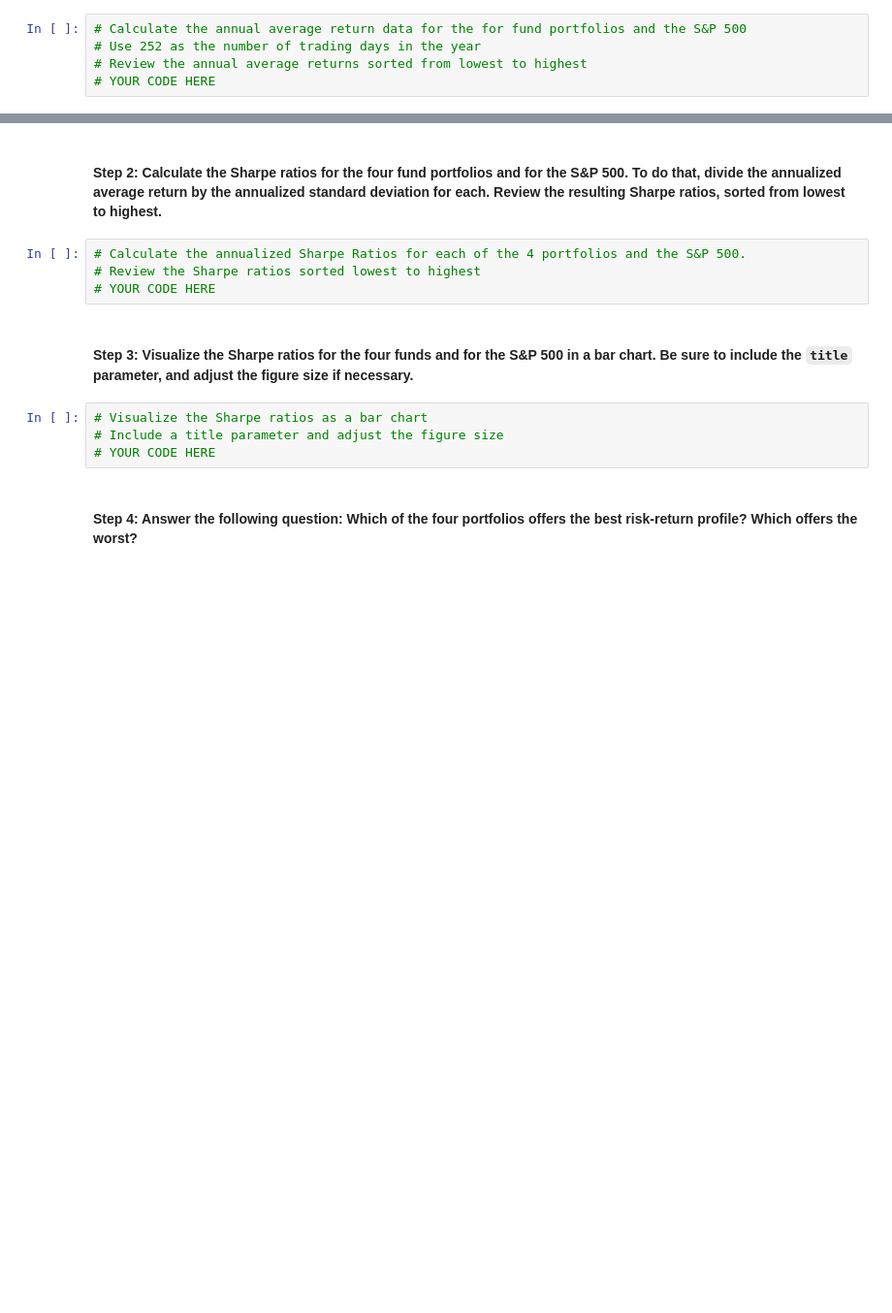
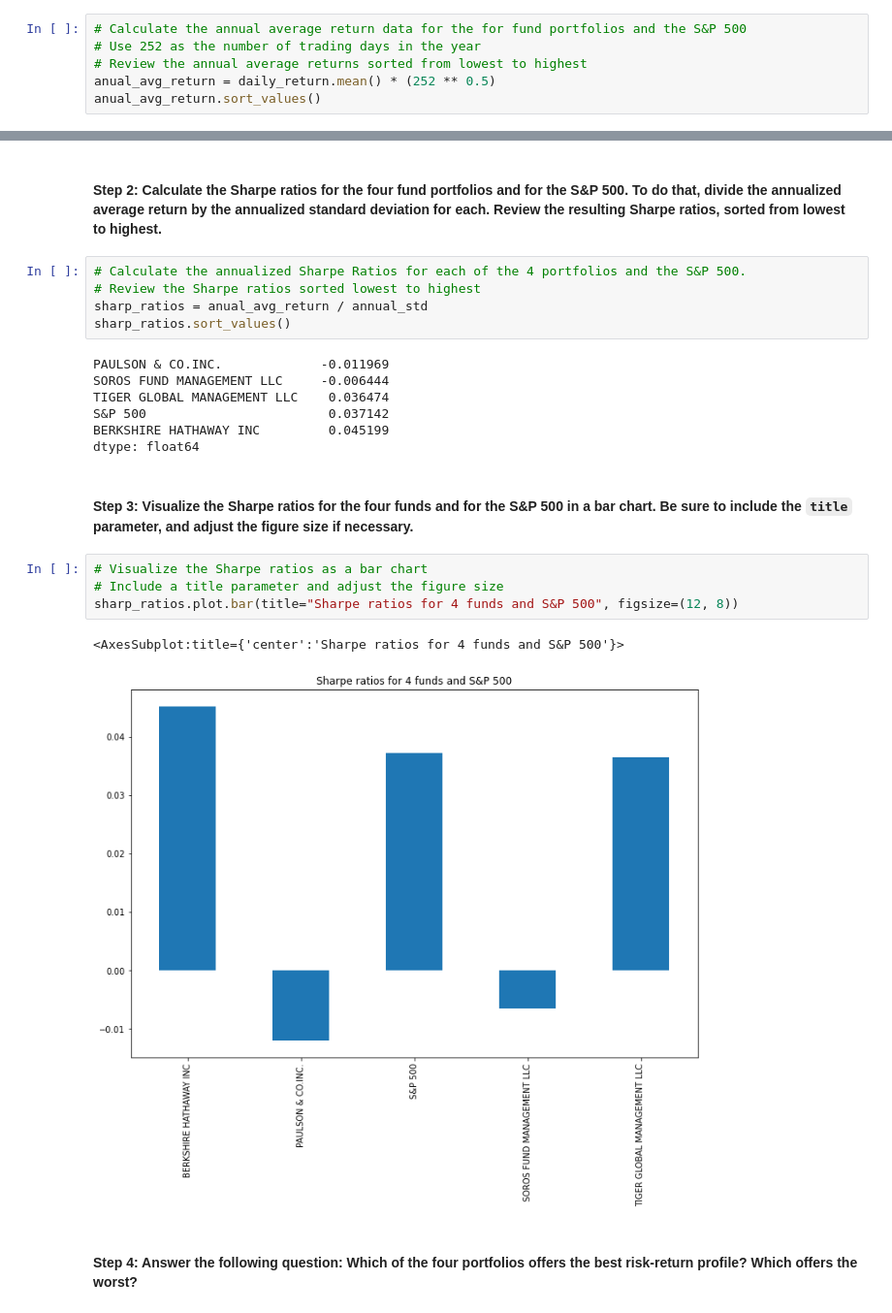
Before and after one commit to mingluuu/FinTechBootcamp_Assignments_4, a Jupyter notebook: risk_return_analysis.ipynb, the cells around one changed output, grey strips where cells are left out. Shown: that part at 97% size. Cells and saved outputs as stored; diff of their text form; blank space fills up the shorter version.

```diff
--- a/risk_return_analysis.ipynb
+++ b/risk_return_analysis.ipynb
@@ -307,4 +307,5 @@ To determine the overall risk of an asset or portfolio, quantitative analysts an
 # Calculate the annual average return data for the for fund portfolios and the S&P 500
 # Use 252 as the number of trading days in the year
 # Review the annual average returns sorted from lowest to highest
-# YOUR CODE HERE
+anual_avg_return = daily_return.mean() * (252 ** 0.5)
+anual_avg_return.sort_values()
@@ -313,13 +321,24 @@ To determine the overall risk of an asset or portfolio, quantitative analysts an
 # %%
 # Calculate the annualized Sharpe Ratios for each of the 4 portfolios and the S&P 500.
 # Review the Sharpe ratios sorted lowest to highest
-# YOUR CODE HERE
+sharp_ratios = anual_avg_return / annual_std
+sharp_ratios.sort_values()
+# %% [output]
+PAULSON & CO.INC.             -0.011969
+SOROS FUND MANAGEMENT LLC     -0.006444
+TIGER GLOBAL MANAGEMENT LLC    0.036474
+S&P 500                        0.037142
+BERKSHIRE HATHAWAY INC         0.045199
+dtype: float64
 # %% [markdown]
 #### Step 3: Visualize the Sharpe ratios for the four funds and for the S&P 500 in a bar chart. Be sure to include the `title` parameter, and adjust the figure size if necessary.
 # %%
 # Visualize the Sharpe ratios as a bar chart
 # Include a title parameter and adjust the figure size
-# YOUR CODE HERE
+sharp_ratios.plot.bar(title="Sharpe ratios for 4 funds and S&P 500", figsize=(12, 8))
+# %% [output]
+<AxesSubplot:title={'center':'Sharpe ratios for 4 funds and S&P 500'}>
+[figure, added]
 # %% [markdown]
 #### Step 4: Answer the following question: Which of the four portfolios offers the best risk-return profile? Which offers the worst?
 # %% [markdown]
```
Also changed, not shown: parts of 14 cells of this notebook.
